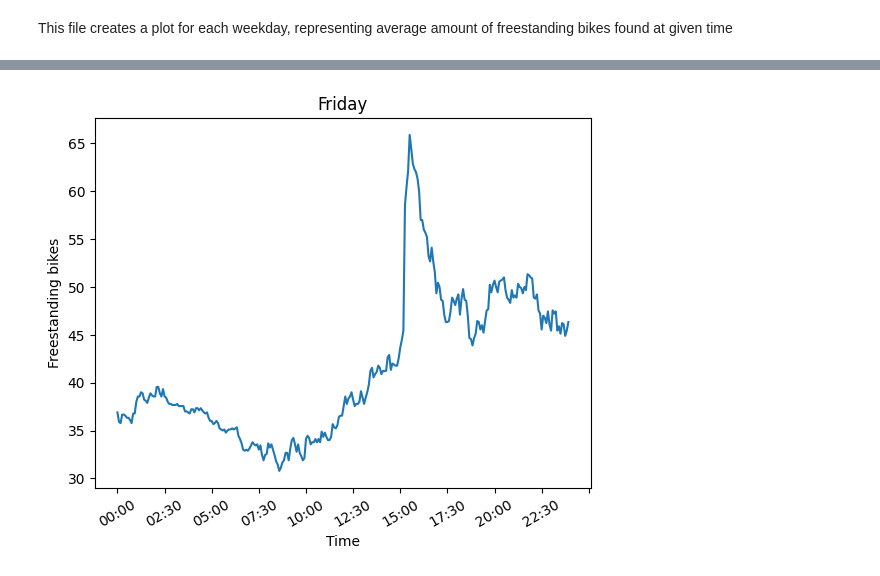
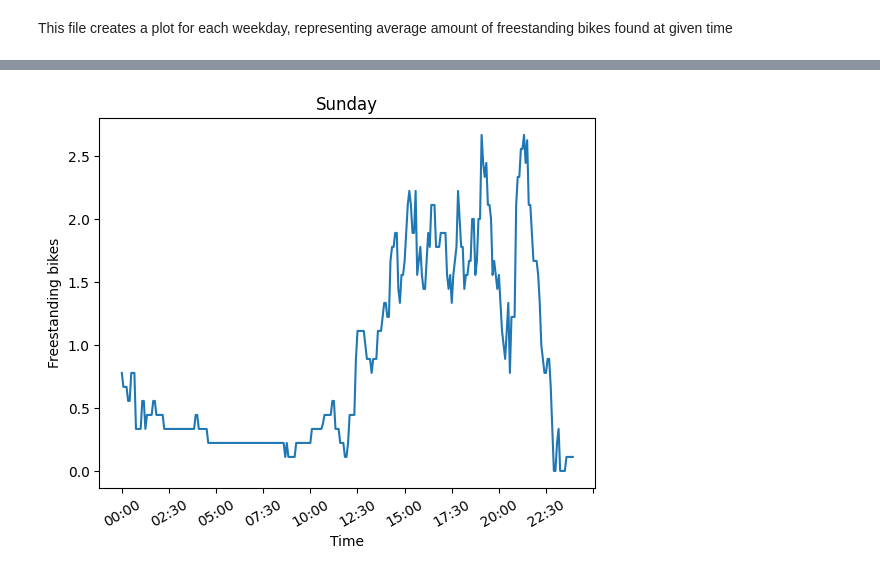
Before and after one commit to nextbike-extensions/Data-Analysis, a Jupyter notebook: Traffic analysis.ipynb, the cells around one changed output, grey strips where cells are left out. Drawn from its saved outputs; the diff is of its cells as text; code cells hidden in the pictures.

Commit message:
added vistula filter

```diff
--- a/Traffic analysis.ipynb
+++ b/Traffic analysis.ipynb
@@ -8,3 +9,15 @@ import matplotlib.ticker as ticker
 
 # If this is True, the plot will be crated for area surrounding Belwederska street
 BELWEDERSKA = True
+# %%
+def haversine(lat1, lng1, lat2, lng2):
+    d_lat = (lat2 - lat1) * math.pi / 180.0
+    d_lon = (lng2 - lng1) * math.pi / 180.0
+    lat1 = lat1 * math.pi / 180.0
+    lat2 = lat2 * math.pi / 180.0
+    a = (pow(math.sin(d_lat / 2), 2) +
+         pow(math.sin(d_lon / 2), 2) *
+         math.cos(lat1) * math.cos(lat2))
+    rad = 6371
+    c = 2 * math.asin(math.sqrt(a))
+    return rad * c * 1000
@@ -82,7 +139,7 @@ with open('json_files/2024-july-aug-veturilo.json', 'r', encoding='utf8') as fil
             weekday = get_weekday(timestamp[:10])
             time = extract_time(timestamp)
             data[weekday]['timestamps'][time].append(0)
-        if data_piece['bike']:
+        if data_piece['bike'] and vistula_green_stands(data_piece['lat'], data_piece['lng']):
             if not timestamp in timestamp_dictionary.keys():
                 timestamp_dictionary[timestamp] = []
             timestamp_dictionary[timestamp].append(data_piece)
@@ -141,10 +178,3 @@ for timestamp in timestamp_dictionary:
         replacement_data[weekday][time] = [len(timestamp_dictionary[timestamp])]
     else:
         replacement_data[weekday][time].append(len(timestamp_dictionary[timestamp]))
-
-for weekday in replacement_data:
-    for time in replacement_data[weekday]:
-        added_positions = len(replacement_data[weekday][time])
-        data[weekday]['timestamps'][time] += replacement_data[weekday][time]
-        for i in range(added_positions):
-            data[weekday]['timestamps'][time].remove(0)
@@ -171,16 +181,25 @@ data
+# %%
+edited_data = data.copy()
+for weekday in replacement_data:
+    for time in replacement_data[weekday]:
+        added_positions = len(replacement_data[weekday][time])
+        edited_data[weekday]['timestamps'][time] += replacement_data[weekday][time]
+        for i in range(added_positions):
+            edited_data[weekday]['timestamps'][time].remove(0)
 # %%
+selected_weekday = 'sunday'
 di1 = []
 di2 = []
-for key, value in data['friday']['timestamps'].items():
+for key, value in edited_data[selected_weekday.lower()]['timestamps'].items():
     di1.append(key)
     di2.append(sum(value)/len(value))
 
 plt.plot(di1, di2)
-plt.title("Friday")
+plt.title(selected_weekday.capitalize())
 plt.xlabel("Time")
 plt.ylabel("Freestanding bikes")
 plt.tick_params(axis='x', labelrotation = 30)
 plt.gca().xaxis.set_major_locator(ticker.MaxNLocator(nbins=11))
 plt.show()
 # %% [output]
-[figure, old version]
+[figure, new version]
```
Also changed, not shown: parts of 4 cells of this notebook.
